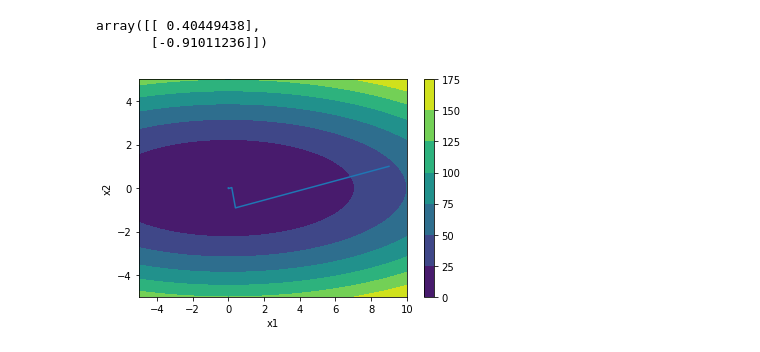
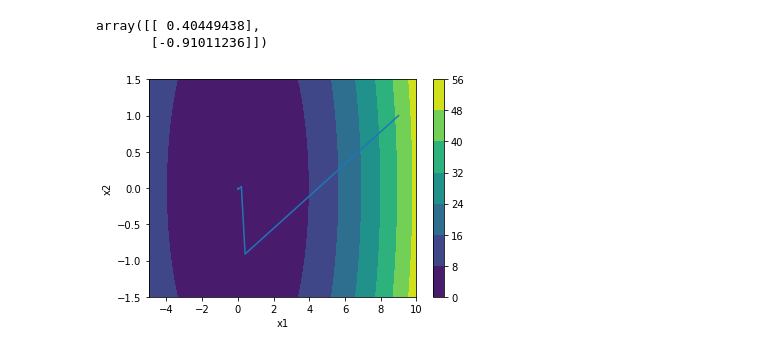
Before and after one commit to k-sukhantharat/bads7603-Optimization, a Jupyter notebook: hw2_unconstrained/hw2_problem2.ipynb, the cells around one changed output. Saved outputs shown, nothing was run; the diff lists cells and outputs as text; code cells hidden in the pictures.

```diff
--- a/hw2_unconstrained/hw2_problem2.ipynb
+++ b/hw2_unconstrained/hw2_problem2.ipynb
@@ -42,28 +42,28 @@ def steepest_descent(x0,a,k=200):
     x_hist = [x0]
     x_next = x0
     for i in range(k):
-        x_next = x_next + (t(x_next,2)*delta_x(x_next,2))
+        x_next = x_next + (t(x_next,a)*delta_x(x_next,a))
         x_hist.append(x_next)
     return x_hist,[f(x,a) for x in x_hist]
 # %%
 # initial
-k = 150   #197
-a = 10
+k = 150     #197
+a = 2       #10
 x_hist, f_hist = steepest_descent(x0, a, k)
 # %%
 x1_plot = [float(x[0]) for x in x_hist]
 x2_plot = [float(x[1]) for x in x_hist]
 
 xlist = np.linspace(-5.0, 10.0, 100)
-ylist = np.linspace(-5.0, 5.0, 100)
+ylist = np.linspace(-1.5, 1.5, 100)
 X, Y = np.meshgrid(xlist, ylist)
 Z = 1/2 * (X**2 + (a * Y**2))
 fig, ax = plt.subplots(1,1)
 cp = ax.contourf(X, Y, Z)
 fig.colorbar(cp)
 ax.set_xlabel('x1')
 ax.set_ylabel('x2')
 ax.plot(x1_plot, x2_plot)
 plt.show()
 # %% [output]
-[figure, old version]
+[figure, new version]
```
Also changed, not shown: parts of 1 cell of this notebook.
